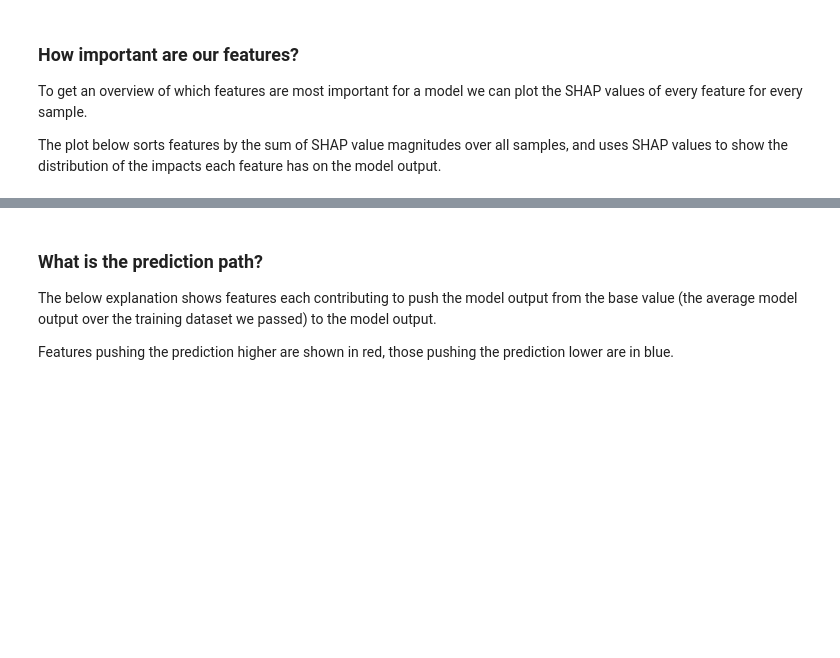
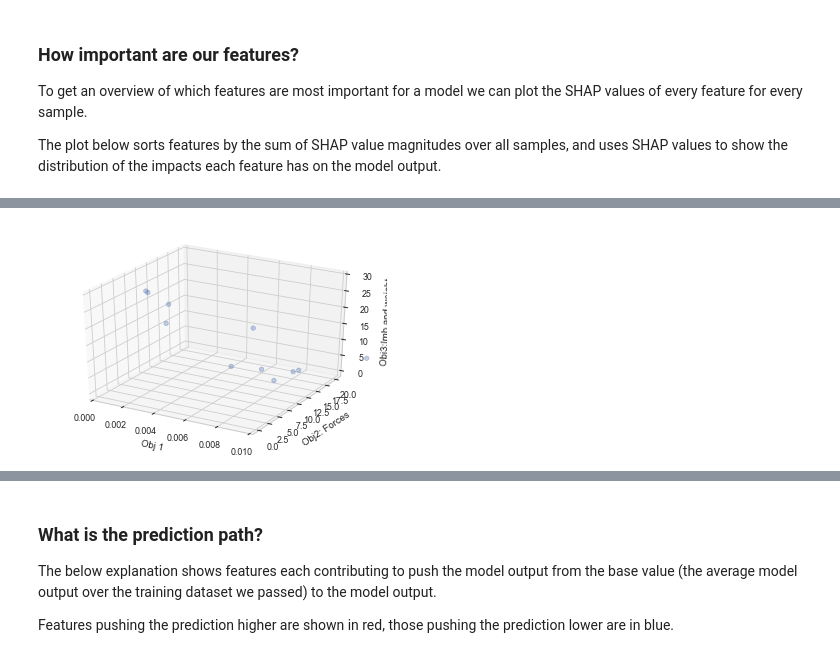
Before and after one commit to romainmartinez/synchro, a Jupyter notebook: synchro.ipynb, the cells around one changed output, grey strips where cells are left out. Cells and saved outputs as stored; diff of their text form; code cells hidden in the pictures; blank space fills up the shorter version.

```diff
--- a/synchro.ipynb
+++ b/synchro.ipynb
@@ -463,0 +509,17 @@ plt.savefig('./share/fig/shap.png', dpi=300)
+# %%
+fig = plt.figure()
+ax = fig.add_subplot(111, projection='3d')
+# plt.scatter([s.objectives[0] for s in algorithm.result],[s.objectives[1] for s in algorithm.result])
+
+ax.scatter([s.objectives[0] for s in algorithm.result],
+            [s.objectives[1] for s in algorithm.result],
+            [s.objectives[2] for s in algorithm.result]
+          )
+ax.set_xlabel('Obj 1')
+ax.set_ylabel('Obj2: Forces')
+ax.set_zlabel('Obj3:Imb and weight')
+ax.set_xlim([0,0.01])
+# plt.axis([0,0.1, 0, 15])
+plt.show()
+# %% [output]
+[figure, added]
```
Also changed, not shown: parts of 16 cells of this notebook.
